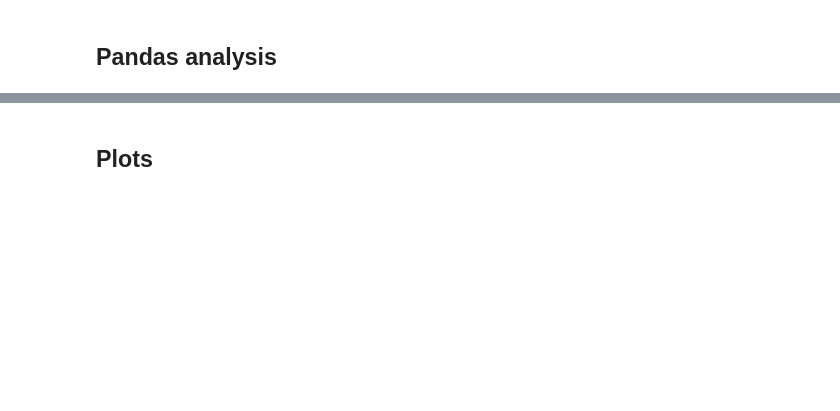
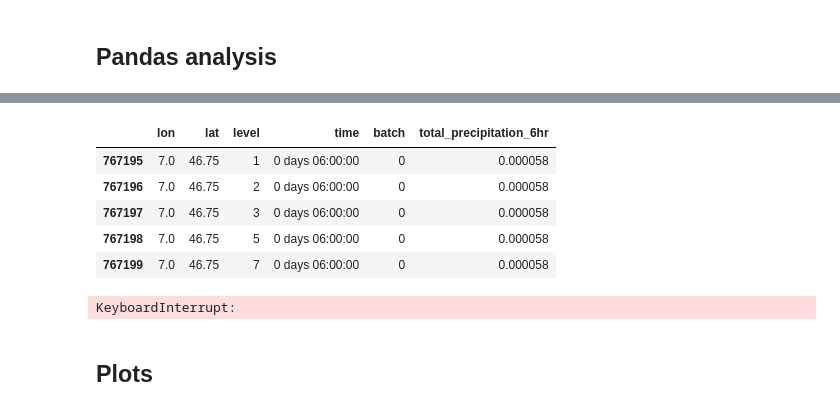
Before and after one commit to julanteria/starkregen_graphcast, a Jupyter notebook: predict_total_regen.ipynb, the cells around one changed output, grey strips where cells are left out. Drawn from its saved outputs; the diff is of its cells as text; code cells hidden in the pictures; blank space fills up the shorter version.

```diff
--- a/predict_total_regen.ipynb
+++ b/predict_total_regen.ipynb
@@ -217,0 +306,5 @@ predictions_df
+# %%
+# sort to lon and lat around halle saale lan 51.5 +-5, lon 11.9 +-5
+# so lat > 46.5 and lat < 56.5
+# and lon > 6.9 and lon < 16.9
+predictions_df_total_precipitation_6hr_halle = predictions_df_total_precipitation_6hr.loc[(predictions_df_total_precipitation_6hr['lat'] > 46.5) & (predictions_df_total_precipitation_6hr['lat'] < 56.5) & (predictions_df_total_precipitation_6hr['lon'] > 6.9) & (predictions_df_total_precipitation_6hr['lon'] < 16.9)]
@@ -217,0 +334,20 @@ predictions_df
+# %%
+predictions_df_total_precipitation_6hr_halle.head()#.to_csv('predictions_df_total_precipitation_6hr_halle.csv')
+# %% [output]
+|  | lon | lat | level | time | batch | total_precipitation_6hr |
+| 767195 | 7.0 | 46.75 | 1 | 0 days 06:00:00 | 0 | 0.000058 |
+| 767196 | 7.0 | 46.75 | 2 | 0 days 06:00:00 | 0 | 0.000058 |
+| 767197 | 7.0 | 46.75 | 3 | 0 days 06:00:00 | 0 | 0.000058 |
+| 767198 | 7.0 | 46.75 | 5 | 0 days 06:00:00 | 0 | 0.000058 |
+| 767199 | 7.0 | 46.75 | 7 | 0 days 06:00:00 | 0 | 0.000058 |
+# %%
+# Plotting the heatmap
+plt.figure(figsize=(8, 6))
+plt.scatter(predictions_df_total_precipitation_6hr['lon'], predictions_df_total_precipitation_6hr['lat'], c=predictions_df_total_precipitation_6hr['total_precipitation_6hr'], cmap='viridis')
+plt.colorbar(label='Total Precipitation (6hr)')
+plt.xlabel('Longitude')
+plt.ylabel('Latitude')
+plt.title('Heatmap of Total Precipitation on Longitude and Latitude')
+plt.show()
+# %% [output]
+KeyboardInterrupt:
```
Also changed, not shown: parts of 30 cells of this notebook.
